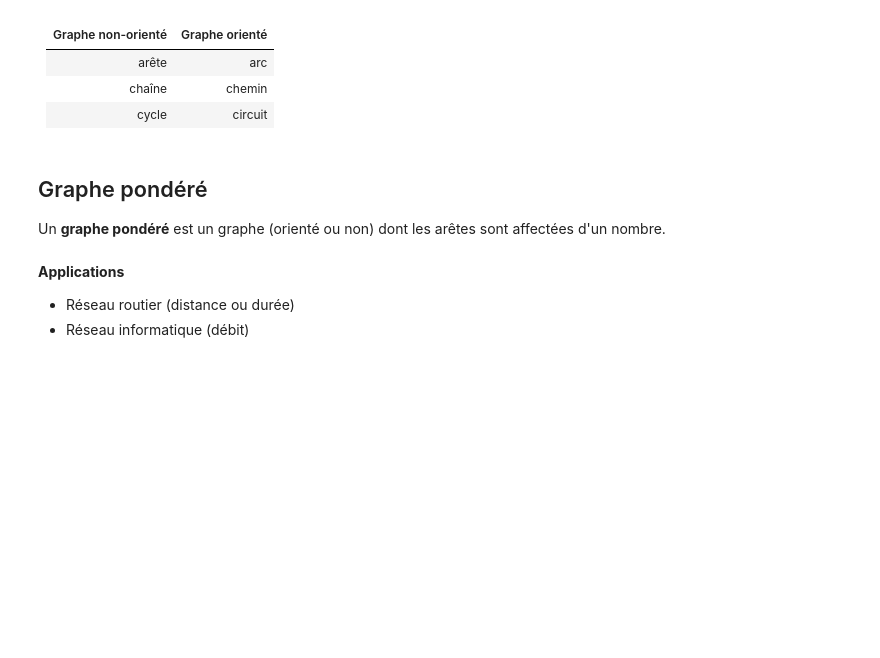
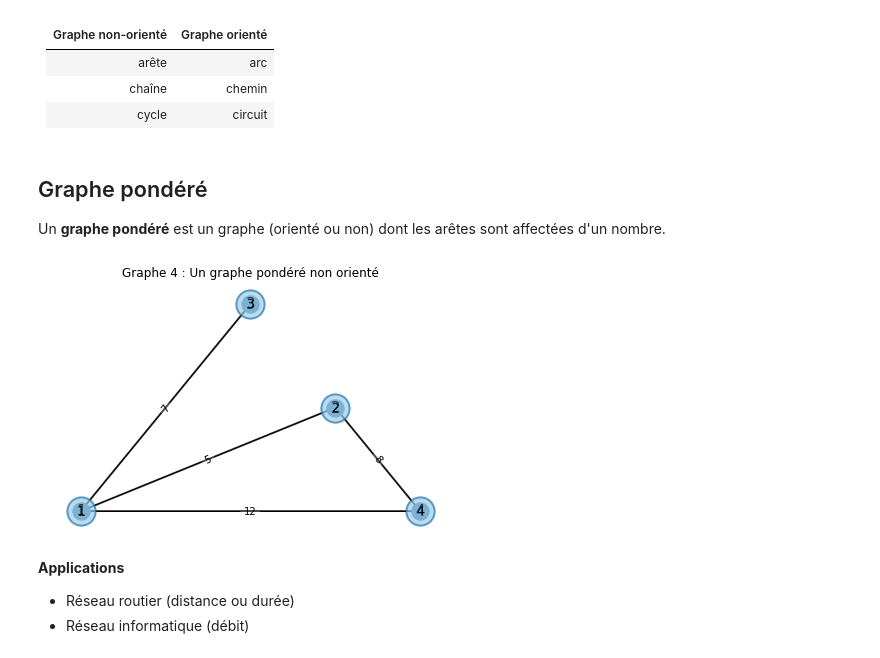
Before and after one commit to saintlouis29/coursNSI, a Jupyter notebook: Terminale/2_Structures_de_donnees/Graphe/Graphes.ipynb, the cells around one changed output. Cells and saved outputs as stored; diff of their text form; code cells hidden in the pictures; blank space fills up the shorter version.

```diff
--- a/Terminale/2_Structures_de_donnees/Graphe/Graphes.ipynb
+++ b/Terminale/2_Structures_de_donnees/Graphe/Graphes.ipynb
@@ -142,20 +151,40 @@ Un **graphe pondéré** est un graphe (orienté ou non) dont les arêtes sont af
 # %%
 import networkx as nx
 import matplotlib.pyplot as plt
 
-G=nx.Graph()
-G.add_node(1,pos=(0,0))
-G.add_node(2,pos=(0,1))
-G.add_node(3,pos=(1,0))
-G.add_node(4,pos=(1,1))
-G.add_edge(1,2,weight=0.5)
-G.add_edge(1,3,weight=9.8)
-G.add_edge(1,4,weight=5)
-G.add_edge(2,4,weight=8)
-pos=nx.get_node_attributes(G,'pos')
-labels = nx.get_edge_attributes(G,'weight')
-nx.draw_networkx_edge_labels(G, pos, edge_labels=labels)
-nx.draw(G,pos, with_labels = True, **options)
+G4=nx.Graph()
+G4.add_node(1,pos=(0,0))
+G4.add_node(2,pos=(0,1))
+G4.add_node(3,pos=(1,0))
+G4.add_node(4,pos=(1,1))
+G4.add_edge(1,2,weight=5)
+G4.add_edge(1,3,weight=7)
+G4.add_edge(1,4,weight=12)
+G4.add_edge(2,4,weight=8)
+pos = nx.spring_layout(G4, seed=7)
+pos = nx.planar_layout(G4)
+
+# nodes
+nx.draw_networkx_nodes(G4, pos)
+# edges
+nx.draw_networkx_edges(G4, pos)
+# node labels
+nx.draw_networkx_labels(G4, pos)
+# edge weight labels
+edge_labels = nx.get_edge_attributes(G4, "weight")
+nx.draw_networkx_edge_labels(G, pos, edge_labels)
+
+
+
+ax = plt.gca()
+ax.set_title('Graphe 4 : Un graphe pondéré non orienté')
+
+nx.draw(G4,pos, with_labels = True, ax=ax, **options)
+
+plt.tight_layout()
+plt.show()
+# %% [output]
+[figure, added]
 # %% [markdown]
 **Applications**
 
```
Also changed, not shown: parts of 19 cells of this notebook, 4 other files.
